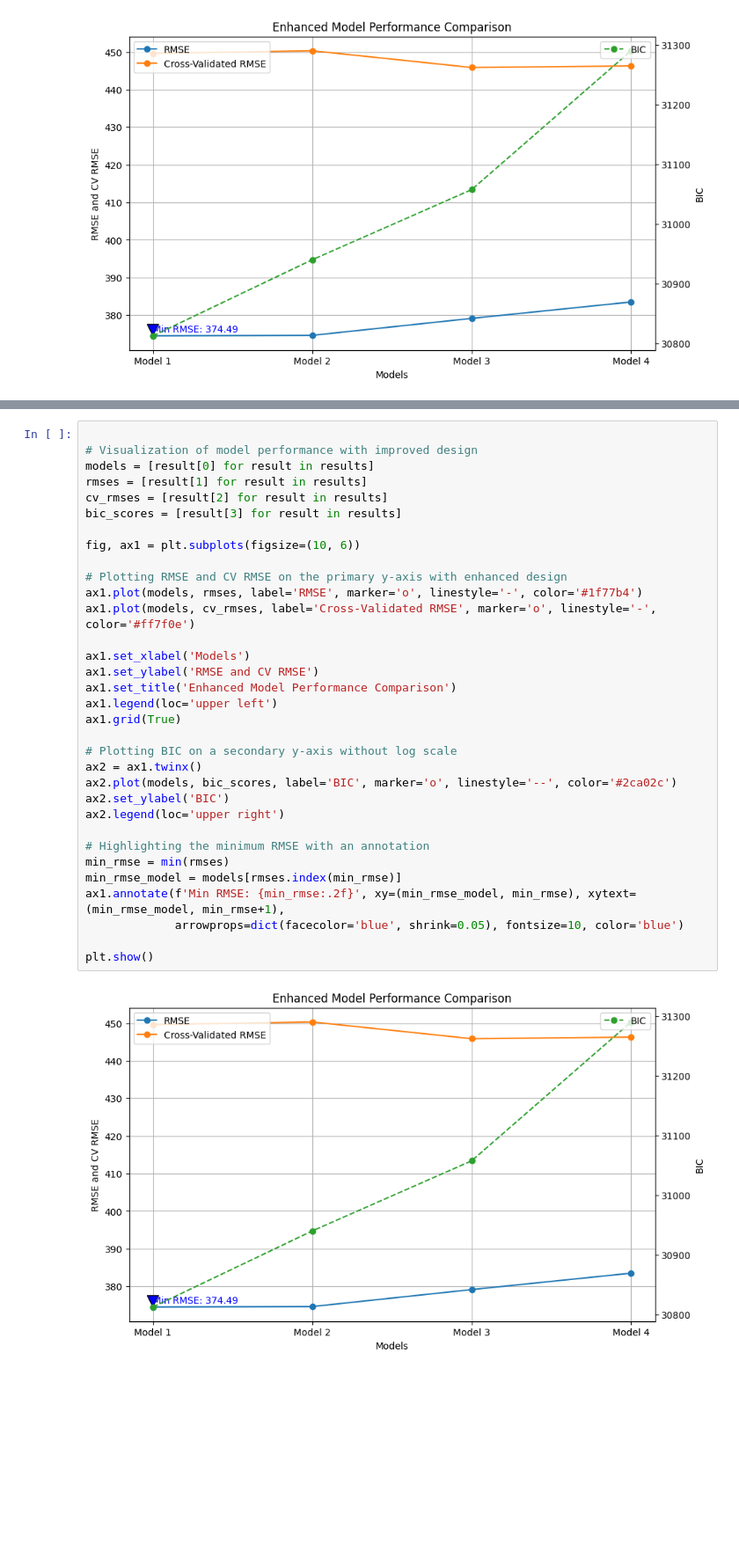
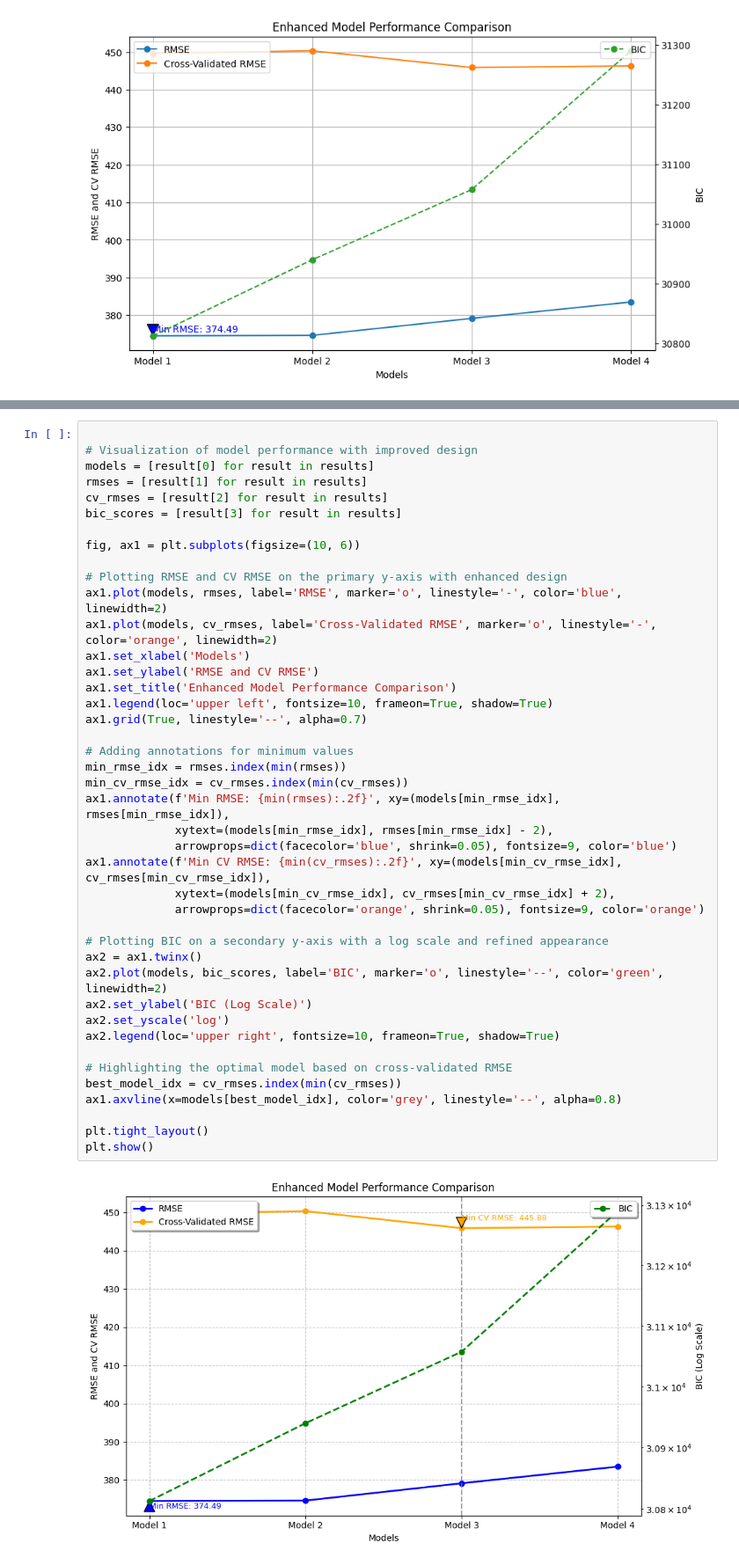
Before and after one commit to hdzmarcela/DA3_EDP25, a Jupyter notebook: da3_assignment_1.2.ipynb, the cells around one changed output, grey strips where cells are left out. Shown at 88% size. Cells and saved outputs as stored; diff of their text form; blank space fills up the shorter version.

```diff
--- a/da3_assignment_1.2.ipynb
+++ b/da3_assignment_1.2.ipynb
@@ -371,35 +306,44 @@ Model 4: RMSE = 383.49, CV RMSE = 446.30, BIC = 31289.97
 # %%
 
 # Visualization of model performance with improved design
 models = [result[0] for result in results]
 rmses = [result[1] for result in results]
 cv_rmses = [result[2] for result in results]
 bic_scores = [result[3] for result in results]
 
 fig, ax1 = plt.subplots(figsize=(10, 6))
 
 # Plotting RMSE and CV RMSE on the primary y-axis with enhanced design
-ax1.plot(models, rmses, label='RMSE', marker='o', linestyle='-', color='#1f77b4')
-ax1.plot(models, cv_rmses, label='Cross-Validated RMSE', marker='o', linestyle='-', color='#ff7f0e')
-
+ax1.plot(models, rmses, label='RMSE', marker='o', linestyle='-', color='blue', linewidth=2)
+ax1.plot(models, cv_rmses, label='Cross-Validated RMSE', marker='o', linestyle='-', color='orange', linewidth=2)
 ax1.set_xlabel('Models')
 ax1.set_ylabel('RMSE and CV RMSE')
 ax1.set_title('Enhanced Model Performance Comparison')
-ax1.legend(loc='upper left')
-ax1.grid(True)
+ax1.legend(loc='upper left', fontsize=10, frameon=True, shadow=True)
+ax1.grid(True, linestyle='--', alpha=0.7)
 
-# Plotting BIC on a secondary y-axis without log scale
+# Adding annotations for minimum values
+min_rmse_idx = rmses.index(min(rmses))
+min_cv_rmse_idx = cv_rmses.index(min(cv_rmses))
+ax1.annotate(f'Min RMSE: {min(rmses):.2f}', xy=(models[min_rmse_idx], rmses[min_rmse_idx]),
+             xytext=(models[min_rmse_idx], rmses[min_rmse_idx] - 2),
+             arrowprops=dict(facecolor='blue', shrink=0.05), fontsize=9, color='blue')
+ax1.annotate(f'Min CV RMSE: {min(cv_rmses):.2f}', xy=(models[min_cv_rmse_idx], cv_rmses[min_cv_rmse_idx]),
+             xytext=(models[min_cv_rmse_idx], cv_rmses[min_cv_rmse_idx] + 2),
+             arrowprops=dict(facecolor='orange', shrink=0.05), fontsize=9, color='orange')
+
+# Plotting BIC on a secondary y-axis with a log scale and refined appearance
 ax2 = ax1.twinx()
-ax2.plot(models, bic_scores, label='BIC', marker='o', linestyle='--', color='#2ca02c')
-ax2.set_ylabel('BIC')
-ax2.legend(loc='upper right')
+ax2.plot(models, bic_scores, label='BIC', marker='o', linestyle='--', color='green', linewidth=2)
+ax2.set_ylabel('BIC (Log Scale)')
+ax2.set_yscale('log')
+ax2.legend(loc='upper right', fontsize=10, frameon=True, shadow=True)
 
-# Highlighting the minimum RMSE with an annotation
-min_rmse = min(rmses)
-min_rmse_model = models[rmses.index(min_rmse)]
-ax1.annotate(f'Min RMSE: {min_rmse:.2f}', xy=(min_rmse_model, min_rmse), xytext=(min_rmse_model, min_rmse+1),
-             arrowprops=dict(facecolor='blue', shrink=0.05), fontsize=10, color='blue')
+# Highlighting the optimal model based on cross-validated RMSE
+best_model_idx = cv_rmses.index(min(cv_rmses))
+ax1.axvline(x=models[best_model_idx], color='grey', linestyle='--', alpha=0.8)
 
+plt.tight_layout()
 plt.show()
 # %% [output]
-[figure, old version]
+[figure, new version]
```
Also changed, not shown: parts of 8 cells of this notebook.
